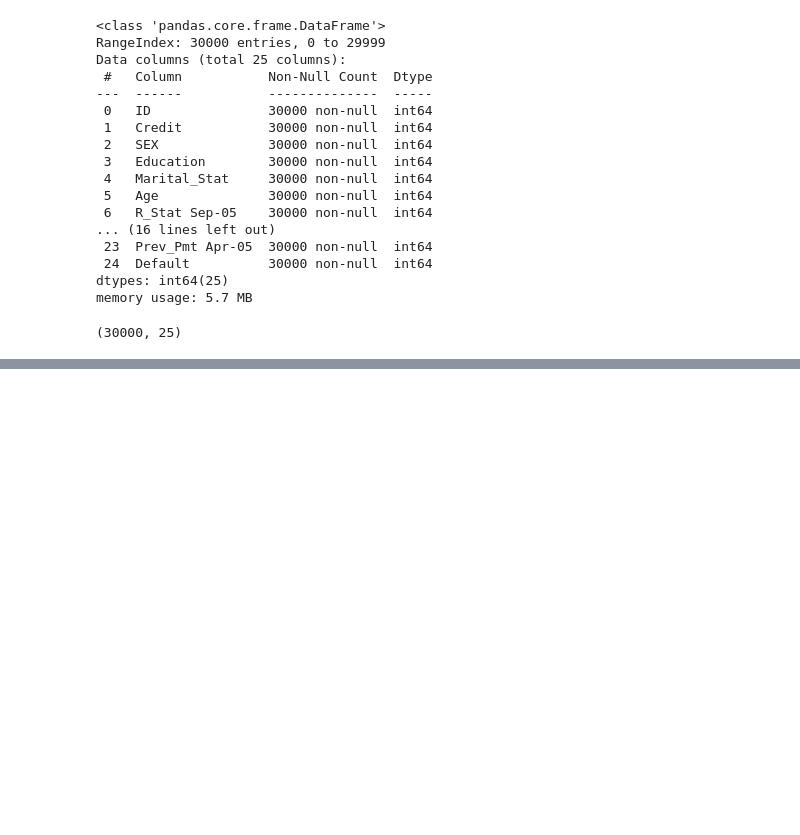
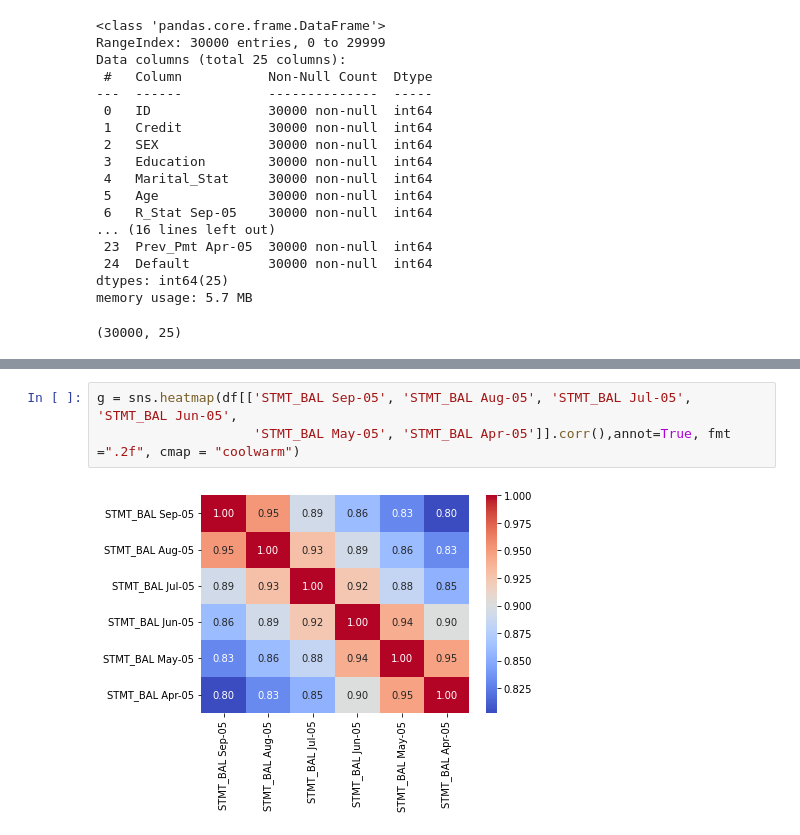
Before and after one commit to halle15/DATA-400_Final_Project, a Jupyter notebook: Final_Project.ipynb, the cells around one changed output, grey strips where cells are left out. Cells and saved outputs as stored; diff of their text form; blank space fills up the shorter version.

```diff
--- a/Final_Project.ipynb
+++ b/Final_Project.ipynb
@@ -125,0 +172,5 @@ Since there are 30,000 entries in our list and all parameters list 30,000 non-nu
+# %%
+g = sns.heatmap(df[['STMT_BAL Sep-05', 'STMT_BAL Aug-05', 'STMT_BAL Jul-05', 'STMT_BAL Jun-05',
+                    'STMT_BAL May-05', 'STMT_BAL Apr-05']].corr(),annot=True, fmt =".2f", cmap = "coolwarm")
+# %% [output]
+[figure, added]
```
Also changed, not shown: parts of 9 cells of this notebook.
